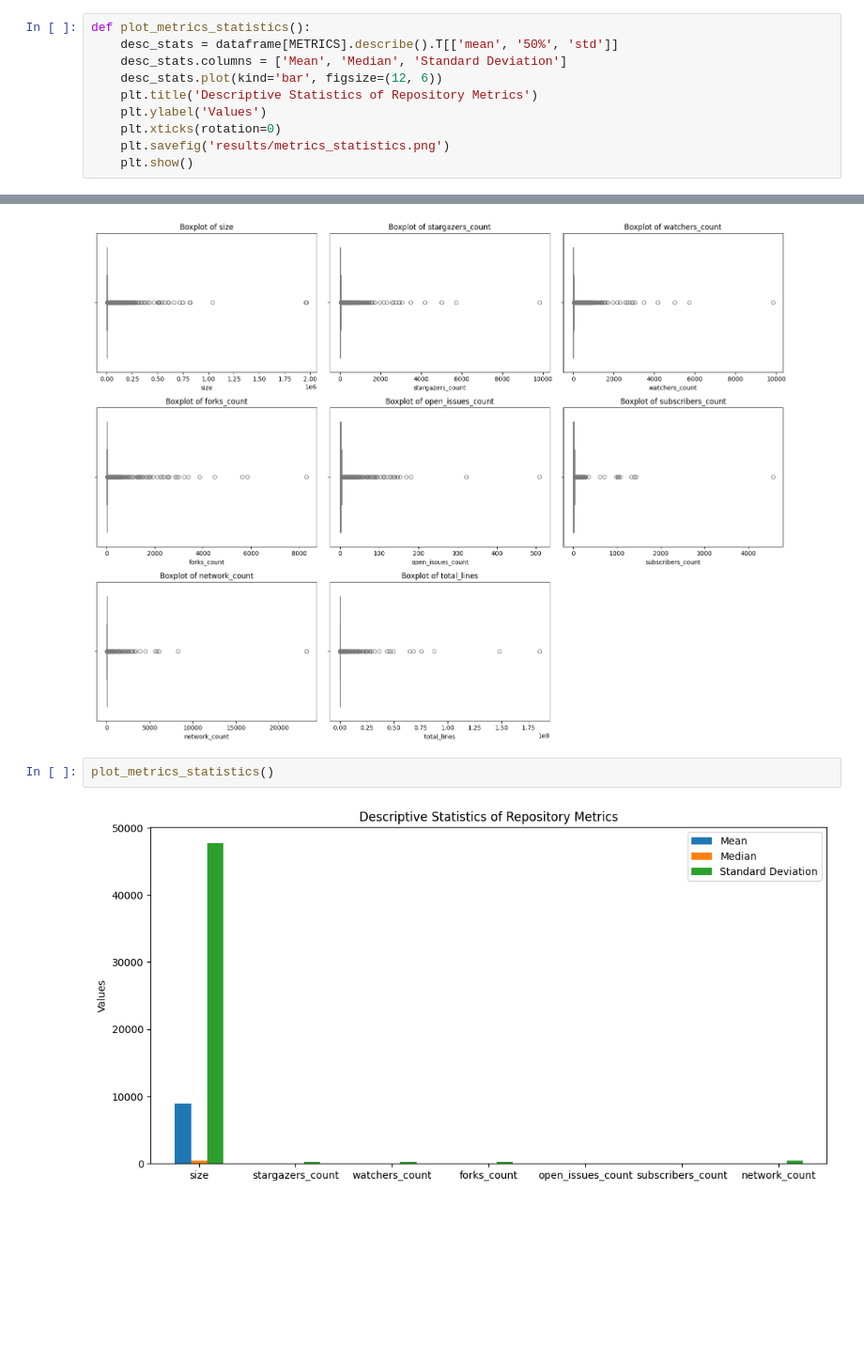
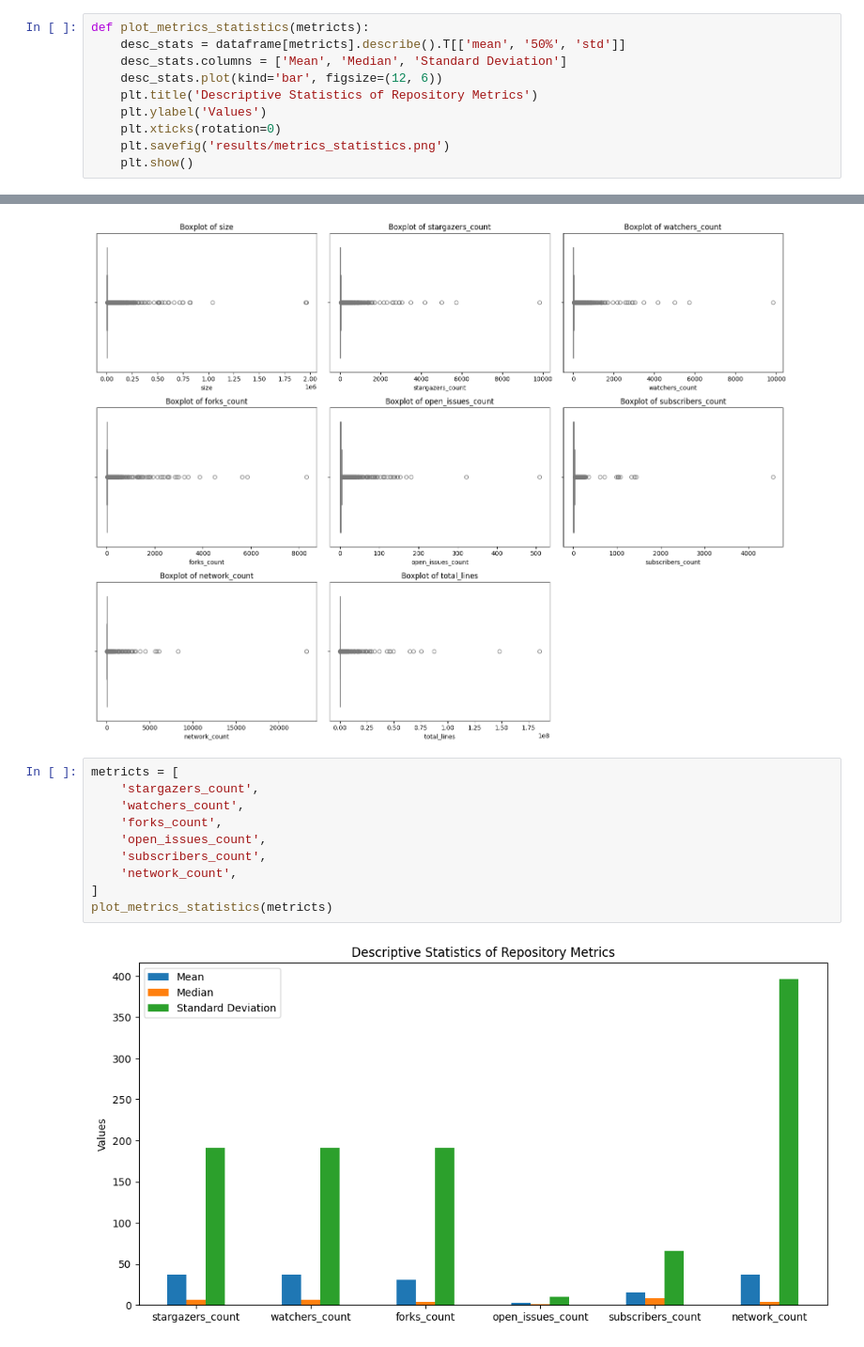
Before and after one commit to Cafeo-Group/git-infer, a Jupyter notebook: get_metics.ipynb, the cells around one changed output, grey strips where cells are left out. Shown at 94% size. Drawn from its saved outputs; the diff is of its cells as text; blank space fills up the shorter version.

Commit message:
feat: Update code to plot with independent metrics

```diff
--- a/get_metics.ipynb
+++ b/get_metics.ipynb
@@ -199,8 +199,8 @@ def plot_metrics_boxplot(dataframe):
     plt.savefig('results/boxplot_metrics.png')
     plt.show()
 # %%
-def plot_metrics_statistics():
-    desc_stats = dataframe[METRICS].describe().T[['mean', '50%', 'std']]
+def plot_metrics_statistics(metricts):
+    desc_stats = dataframe[metricts].describe().T[['mean', '50%', 'std']]
     desc_stats.columns = ['Mean', 'Median', 'Standard Deviation']
     desc_stats.plot(kind='bar', figsize=(12, 6))
     plt.title('Descriptive Statistics of Repository Metrics')
@@ -319,7 +319,15 @@ metricts = [
 plot_metrics_boxplot(metricts)
 # %% [output]
 [figure]
-# %%
-plot_metrics_statistics()
-# %% [output]
-[figure, removed]
+# %%
+metricts = [
+    'stargazers_count',
+    'watchers_count',
+    'forks_count',
+    'open_issues_count',
+    'subscribers_count',
+    'network_count',
+]
+plot_metrics_statistics(metricts)
+# %% [output]
+[figure, added]
```
Also changed, not shown: parts of 1 cell of this notebook.
